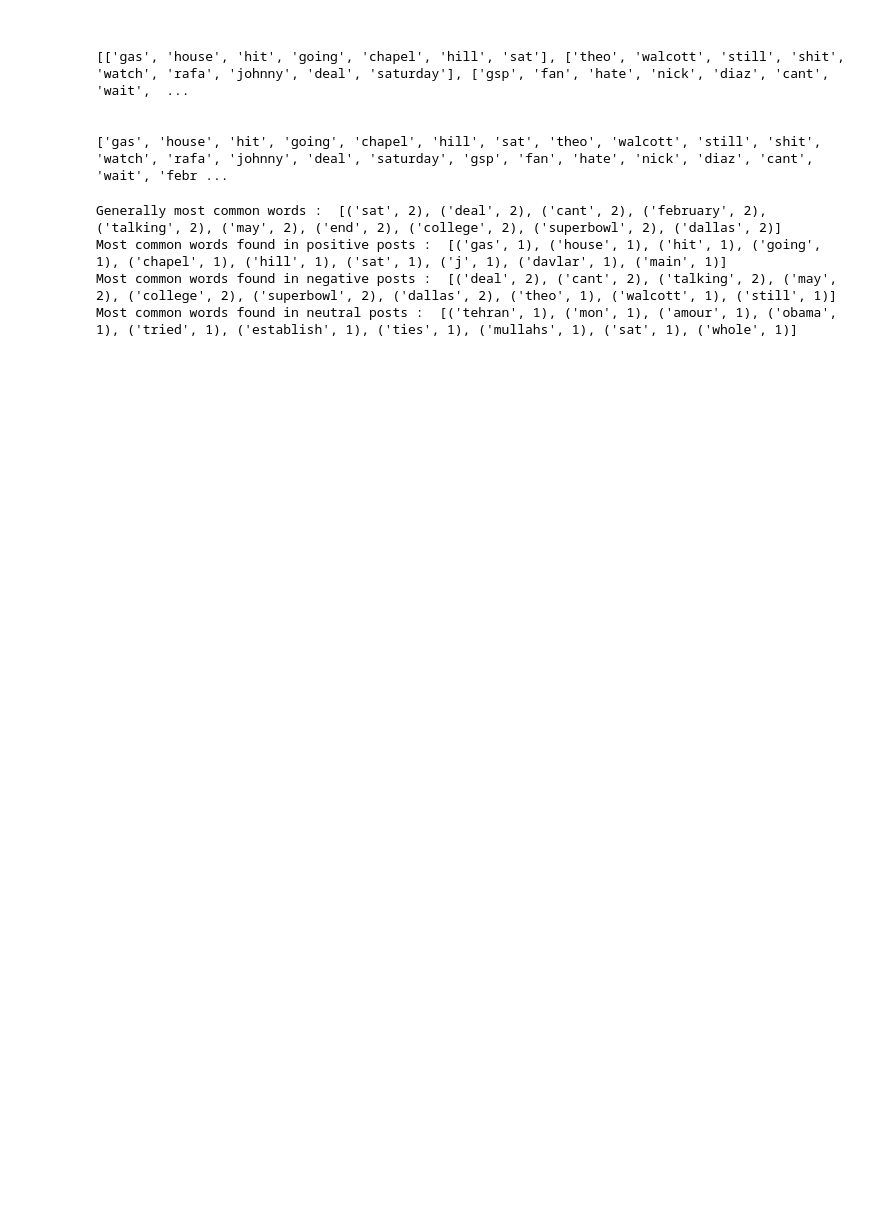
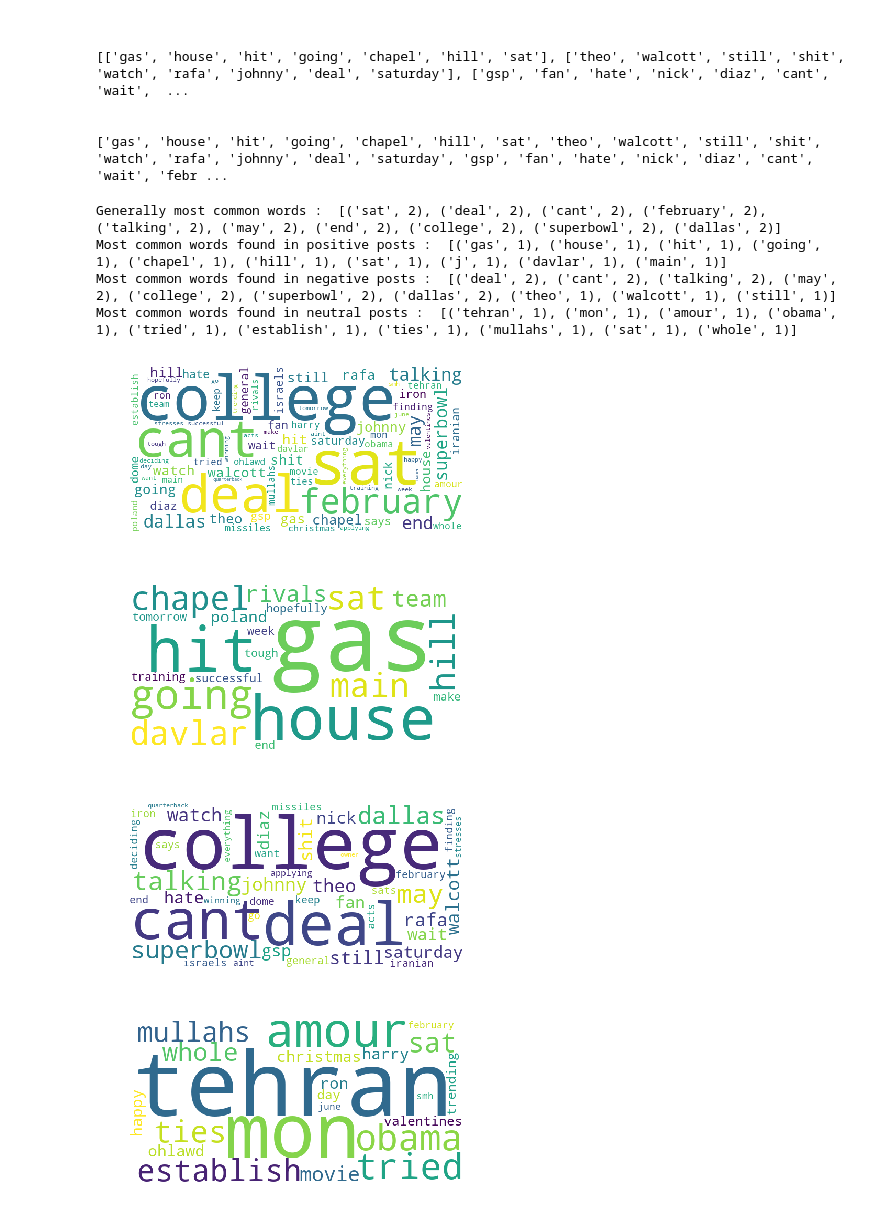
Before and after one commit to LefterisDi/TedProject, a Jupyter notebook: project.ipynb, the cells around one changed output. Saved outputs shown, nothing was run; the diff lists cells and outputs as text; code cells hidden in the pictures; blank space fills up the shorter version.

```diff
--- a/project.ipynb
+++ b/project.ipynb
@@ -111,3 +115,48 @@ Generally most common words :  [('sat', 2), ('deal', 2), ('cant', 2), ('february
 Most common words found in positive posts :  [('gas', 1), ('house', 1), ('hit', 1), ('going', 1), ('chapel', 1), ('hill', 1), ('sat', 1), ('j', 1), ('davlar', 1), ('main', 1)]
 Most common words found in negative posts :  [('deal', 2), ('cant', 2), ('talking', 2), ('may', 2), ('college', 2), ('superbowl', 2), ('dallas', 2), ('theo', 1), ('walcott', 1), ('still', 1)]
 Most common words found in neutral posts :  [('tehran', 1), ('mon', 1), ('amour', 1), ('obama', 1), ('tried', 1), ('establish', 1), ('ties', 1), ('mullahs', 1), ('sat', 1), ('whole', 1)]
+# %%
+final = ""
+for word in fusedTokens:
+    final += " " + word
+
+wc = WordCloud(background_color="white" , width=640 , height=320).generate(final)
+
+plt.imshow(wc)
+plt.axis("off")
+plt.show()
+
+final = ""
+for word in positives:
+    final += " " + word
+
+wc = WordCloud(background_color="white" , width=640 , height=320).generate(final)
+
+plt.imshow(wc)
+plt.axis("off")
+plt.show()
+
+final = ""
+for word in negatives:
+    final += " " + word
+
+wc = WordCloud(background_color="white" , width=640 , height=320).generate(final)
+
+plt.imshow(wc)
+plt.axis("off")
+plt.show()
+
+final = ""
+for word in neutrals:
+    final += " " + word
+
+wc = WordCloud(background_color="white" , width=640 , height=320).generate(final)
+
+plt.imshow(wc)
+plt.axis("off")
+plt.show()
+# %% [output]
+[figure, added]
+[figure, added]
+[figure, added]
+[figure, added]
```
Also changed, not shown: parts of 1 cell of this notebook.
